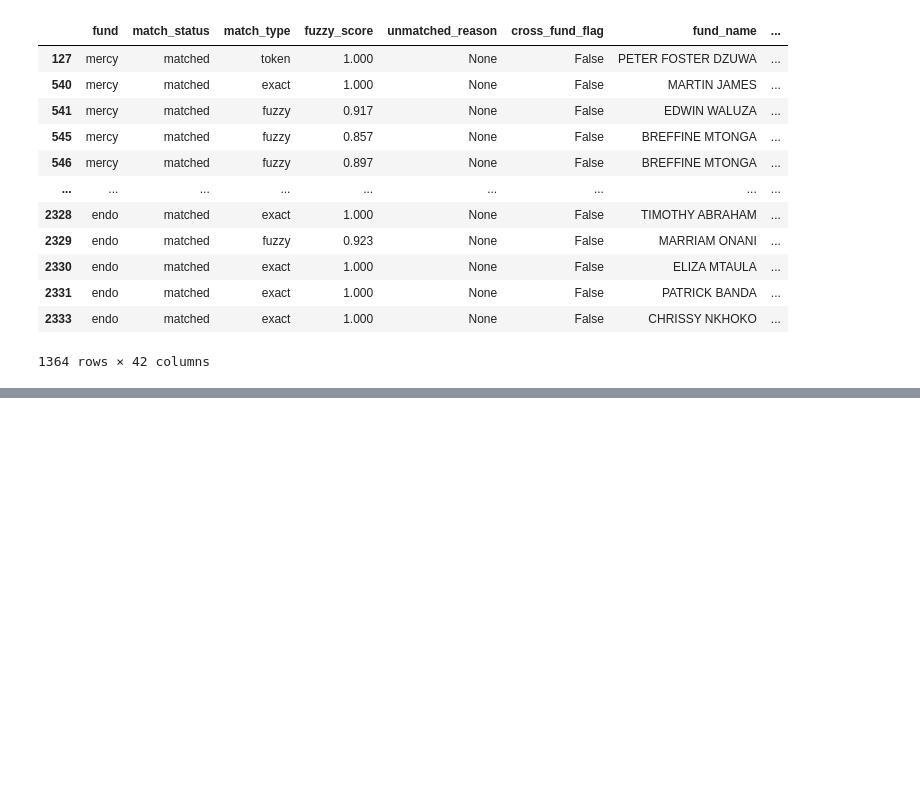
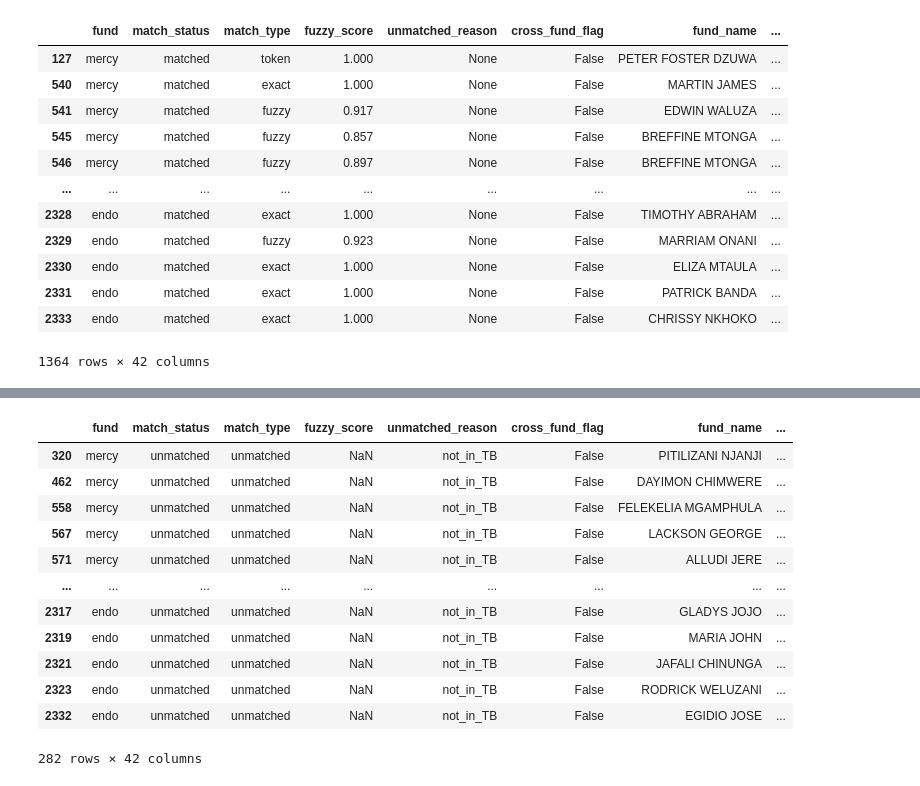
Before and after one commit to mat2m10/nkhoma, a Jupyter notebook: notebooks/03_Poor_Patient_funds.ipynb, the cells around one changed output, grey strips where cells are left out. Cells and saved outputs as stored; diff of their text form; code cells hidden in the pictures; blank space fills up the shorter version.

```diff
--- a/notebooks/03_Poor_Patient_funds.ipynb
+++ b/notebooks/03_Poor_Patient_funds.ipynb
@@ -266,0 +424,16 @@ final
+# %%
+not_in_TB
+# %% [output]
+|  | fund | match_status | match_type | fuzzy_score | unmatched_reason | cross_fund_flag | fund_name | ... |
+| 320 | mercy | unmatched | unmatched | NaN | not_in_TB | False | PITILIZANI NJANJI | ... |
+| 462 | mercy | unmatched | unmatched | NaN | not_in_TB | False | DAYIMON CHIMWERE | ... |
+| 558 | mercy | unmatched | unmatched | NaN | not_in_TB | False | FELEKELIA MGAMPHULA | ... |
+| 567 | mercy | unmatched | unmatched | NaN | not_in_TB | False | LACKSON GEORGE | ... |
+| 571 | mercy | unmatched | unmatched | NaN | not_in_TB | False | ALLUDI JERE | ... |
+| ... | ... | ... | ... | ... | ... | ... | ... | ... |
+| 2317 | endo | unmatched | unmatched | NaN | not_in_TB | False | GLADYS JOJO | ... |
+| 2319 | endo | unmatched | unmatched | NaN | not_in_TB | False | MARIA JOHN | ... |
+| 2321 | endo | unmatched | unmatched | NaN | not_in_TB | False | JAFALI CHINUNGA | ... |
+| 2323 | endo | unmatched | unmatched | NaN | not_in_TB | False | RODRICK WELUZANI | ... |
+| 2332 | endo | unmatched | unmatched | NaN | not_in_TB | False | EGIDIO JOSE | ... |
+282 rows × 42 columns
```
Also changed, not shown: parts of 15 cells of this notebook, 1 other file.
